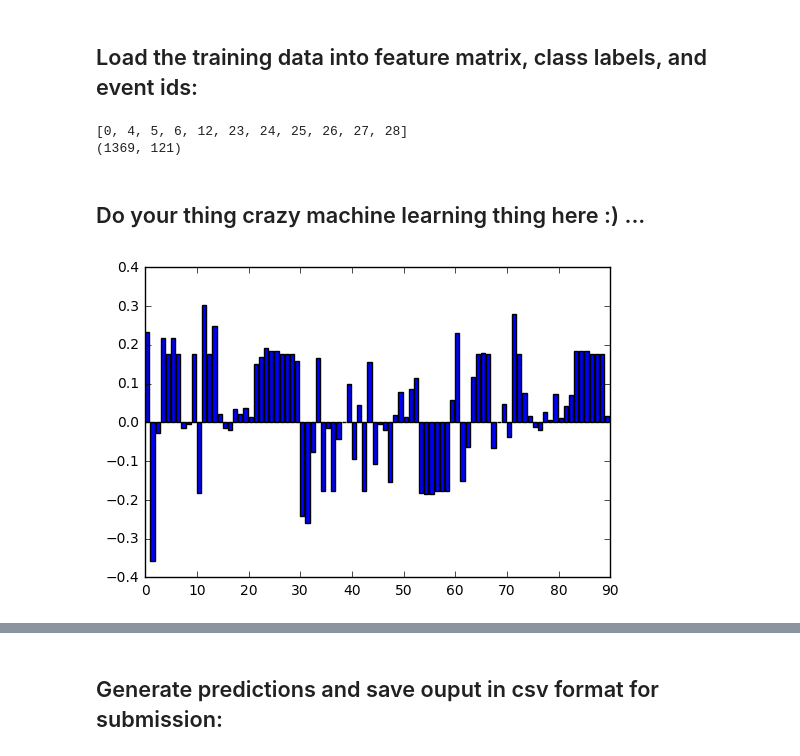
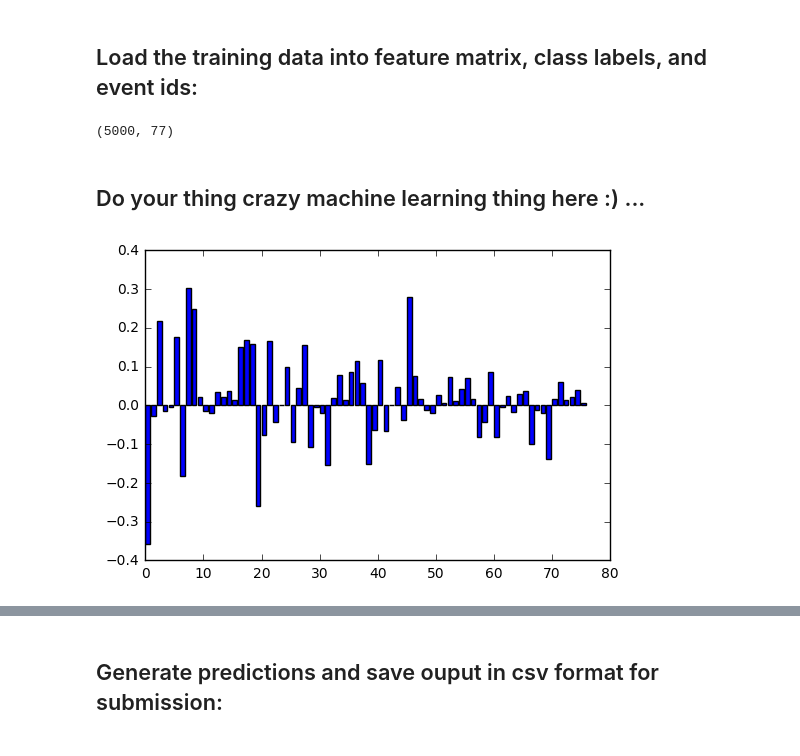
Before and after one commit to yaoyg14/PCML16, a Jupyter notebook: project1.ipynb, the cells around one changed output, grey strips where cells are left out. Cells and saved outputs as stored; diff of their text form; code cells hidden in the pictures.

```diff
--- a/project1.ipynb
+++ b/project1.ipynb
@@ -36,32 +36,32 @@ def cropped_of_columns(x, columns_indexes):
 def augment(x, n):
     return x if n == 1 else np.append(augment(x, n - 1), x ** n, axis = 1)
 # %%
-rem_indexes = columns_with_999_value(init_x)
-x = cropped_of_columns(init_x, )
+rem_indexes = columns_with_999_value(init_x) # []
+x = cropped_of_columns(init_x, rem_indexes)
+y = init_y
 #x, y = cropped_of_rows_with_999_value(init_x, init_y)
 x = augment(x, 4)
 tx, mean, var = standardize(x)
 
 print(tx.shape)
 # %% [output]
-[0, 4, 5, 6, 12, 23, 24, 25, 26, 27, 28]
-(1369, 121)
+(5000, 77)
 # %% [markdown]
 ## Do your thing crazy machine learning thing here :) ...
 # %%
 def plot_feature_to_output_correlations(tx, y):
     feature_count = tx.shape[1]
 
     corrs = np.zeros(feature_count)
     for i in range(feature_count):
         x = tx[:, i]
         corrs[i] = np.corrcoef(x, y)[0][1]
 
     fig, ax = plt.subplots()
     width = 0.5
 
     ax.bar(np.arange(feature_count), corrs)
 
-plot_feature_to_output_correlations(nx, y)
+plot_feature_to_output_correlations(x, y)
 # %% [output]
-[figure, old version]
+[figure, new version]
```
Also changed, not shown: parts of 4 cells of this notebook.
